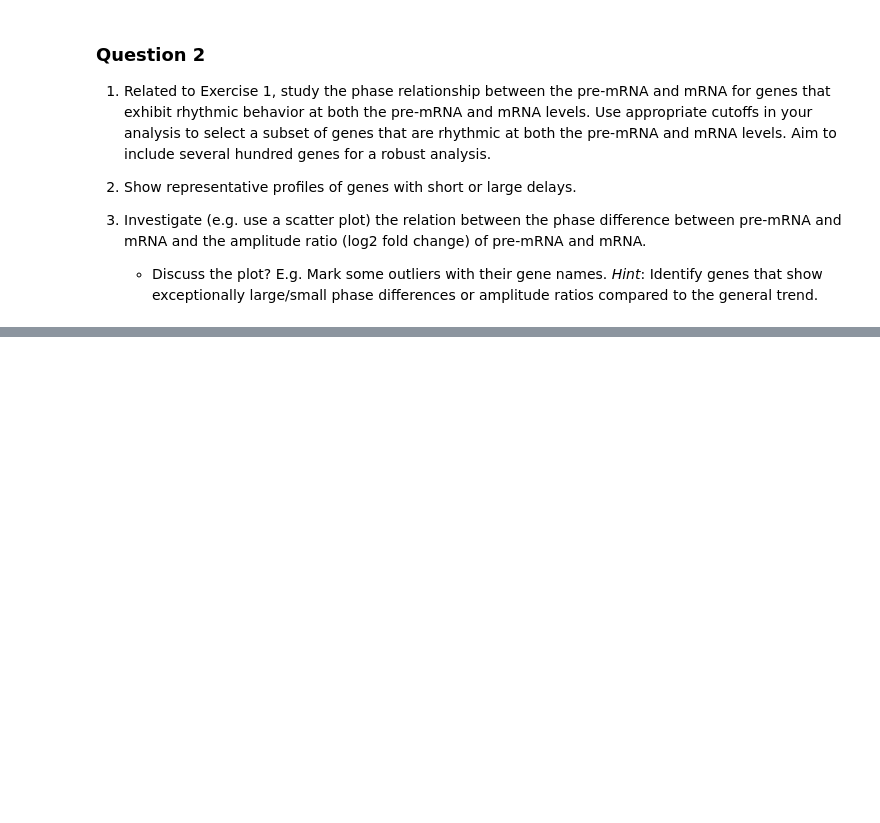
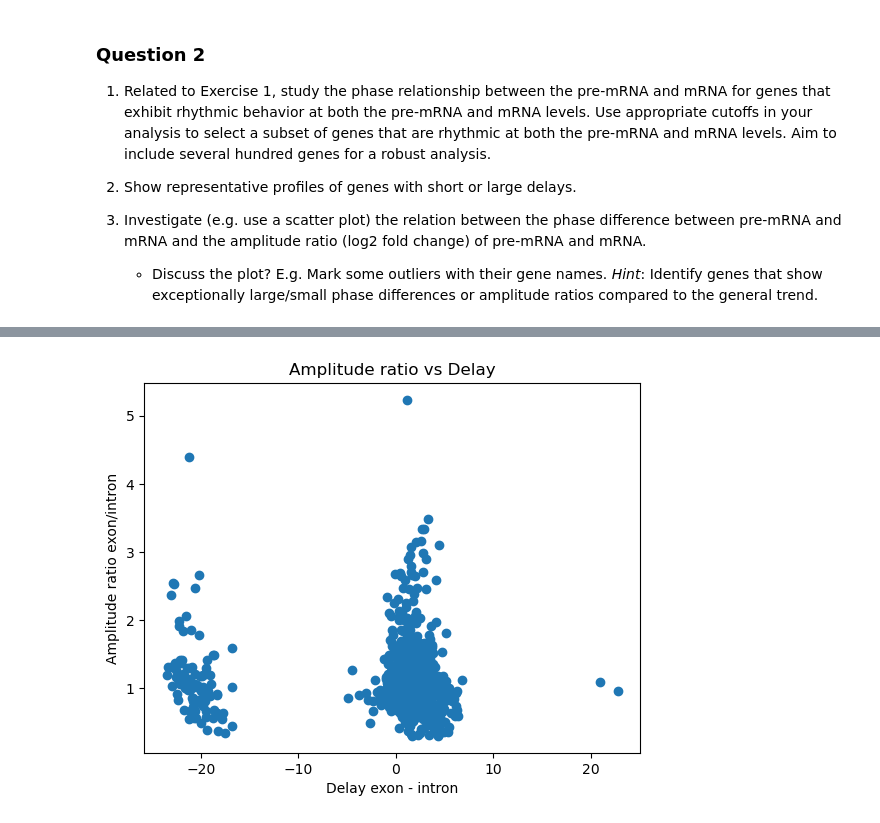
Before and after one commit to morri4shao/Genome-to-Function-class-project3, a Jupyter notebook: Exercise_Week11_12_B_final_FN.ipynb, the cells around one changed output, grey strips where cells are left out. Cells and saved outputs as stored; diff of their text form; code cells hidden in the pictures; blank space fills up the shorter version.

```diff
--- a/Exercise_Week11_12_B_final_FN.ipynb
+++ b/Exercise_Week11_12_B_final_FN.ipynb
@@ -756,0 +772,11 @@ for gene in long_genes :
+# %%
+ratio_amp =results_exon['amp'][xx]/results_intron['amp'][xx]
+diff_phase = results_exon['phase'][xx]-results_intron['phase'][xx]
+
+plt.scatter(diff_phase,ratio_amp)
+plt.xlabel('Delay exon - intron')
+plt.ylabel('Amplitude ratio exon/intron')
+plt.title('Amplitude ratio vs Delay')
+plt.show()
+# %% [output]
+[figure, added]
```
Also changed, not shown: parts of 12 cells of this notebook.
